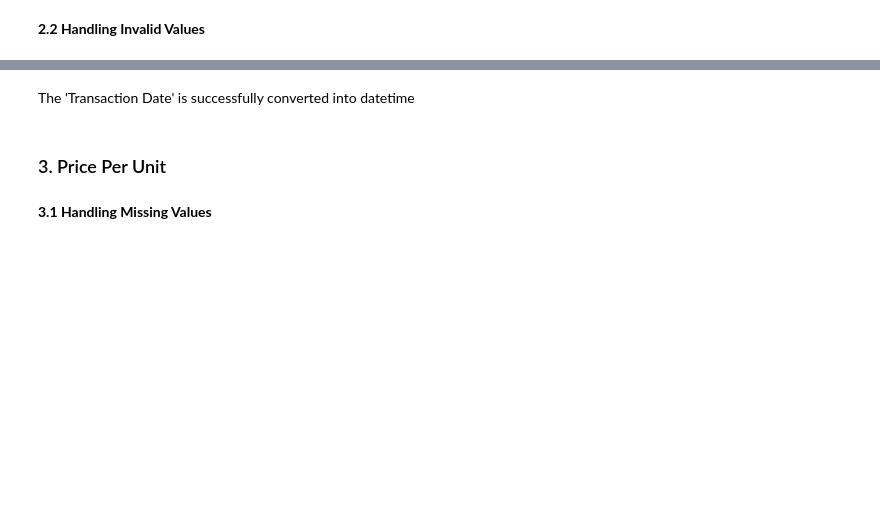
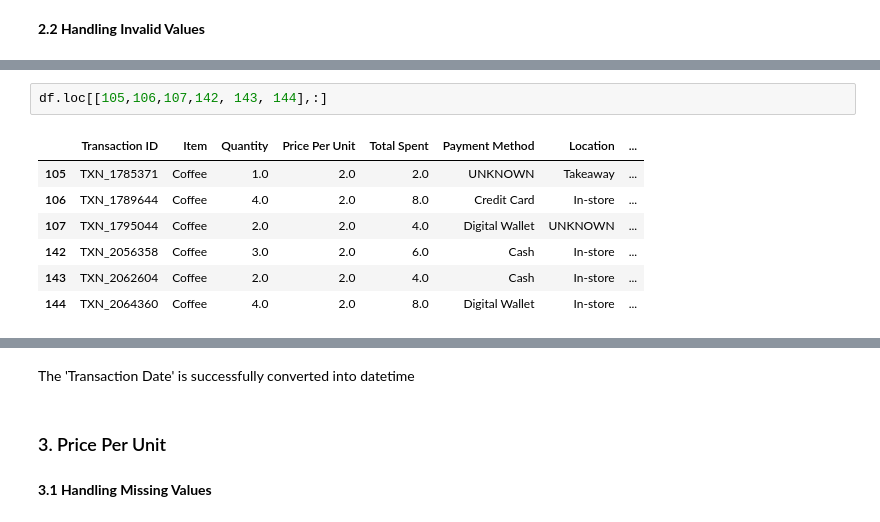
Before and after one commit to jeeenss/Data-Analysis-with-Python, a Jupyter notebook: Cafe_Sales/cafe_sales_analysis.ipynb, the cells around one changed output, grey strips where cells are left out. Cells and saved outputs as stored; diff of their text form; blank space fills up the shorter version.

```diff
--- a/Cafe_Sales/cafe_sales_analysis.ipynb
+++ b/Cafe_Sales/cafe_sales_analysis.ipynb
@@ -515,0 +524,10 @@ memory usage: 670.8+ KB
+# %%
+df.loc[[105,106,107,142, 143, 144],:]
+# %% [output]
+|  | Transaction ID | Item | Quantity | Price Per Unit | Total Spent | Payment Method | Location | ... |
+| 105 | TXN_1785371 | Coffee | 1.0 | 2.0 | 2.0 | UNKNOWN | Takeaway | ... |
+| 106 | TXN_1789644 | Coffee | 4.0 | 2.0 | 8.0 | Credit Card | In-store | ... |
+| 107 | TXN_1795044 | Coffee | 2.0 | 2.0 | 4.0 | Digital Wallet | UNKNOWN | ... |
+| 142 | TXN_2056358 | Coffee | 3.0 | 2.0 | 6.0 | Cash | In-store | ... |
+| 143 | TXN_2062604 | Coffee | 2.0 | 2.0 | 4.0 | Cash | In-store | ... |
+| 144 | TXN_2064360 | Coffee | 4.0 | 2.0 | 8.0 | Digital Wallet | In-store | ... |
```
Also changed, not shown: parts of 10 cells of this notebook.
